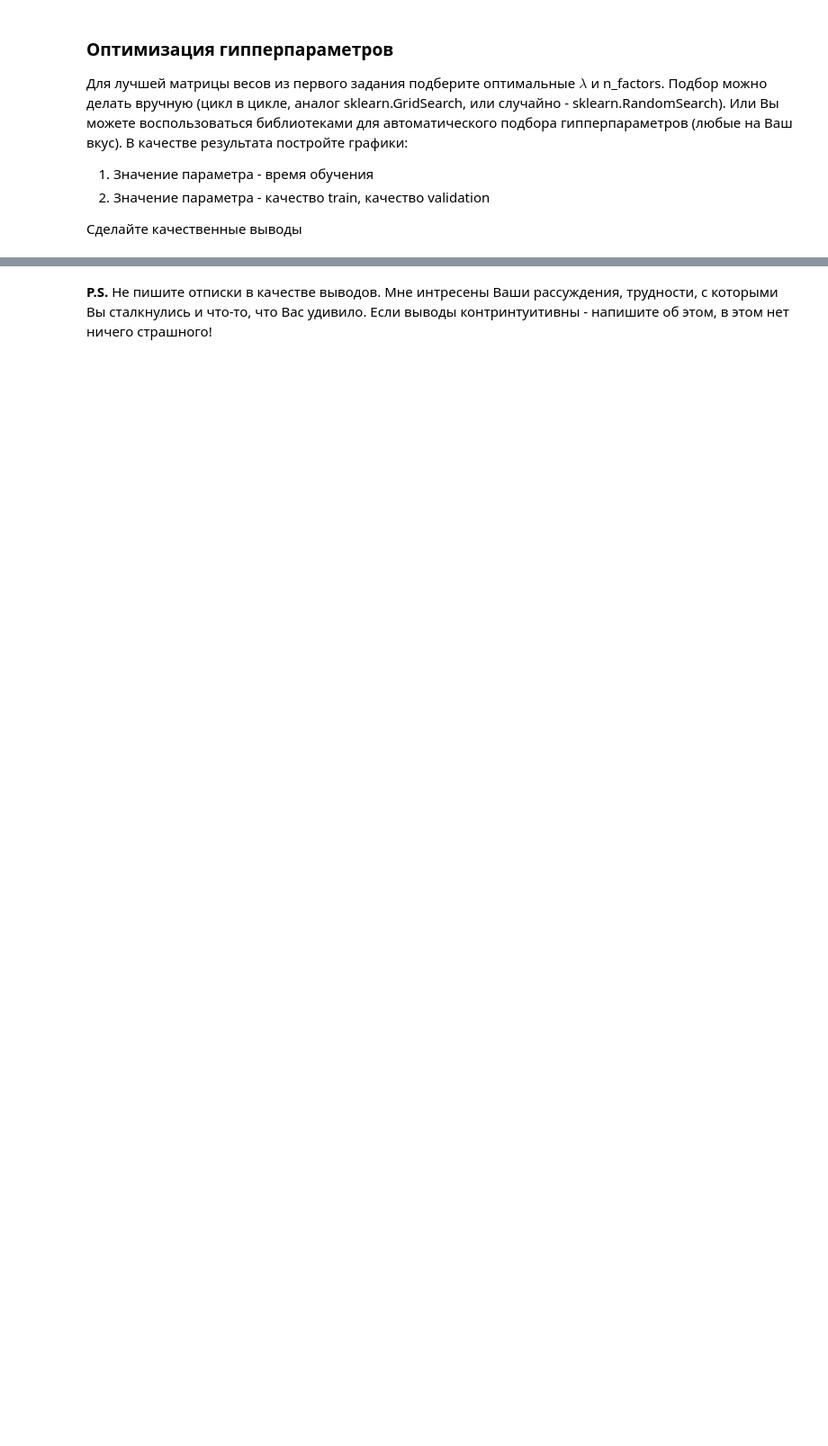
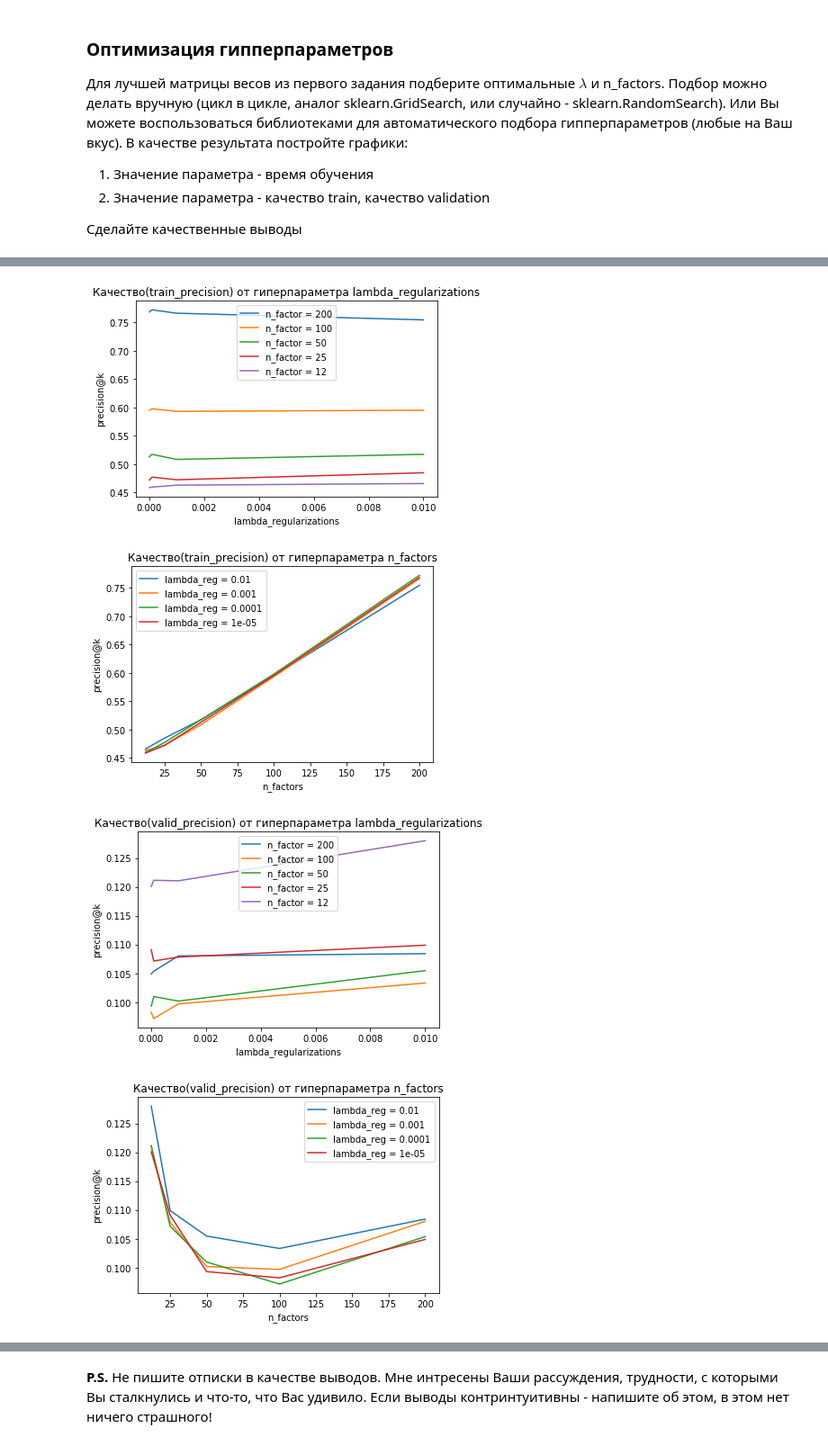
Before and after one commit to OlegRev/recommendation_systems, a Jupyter notebook: hw3.ipynb, the cells around one changed output, grey strips where cells are left out. Shown at 90% size. Saved outputs shown, nothing was run; the diff lists cells and outputs as text; code cells hidden in the pictures; blank space fills up the shorter version.

```diff
--- a/hw3.ipynb
+++ b/hw3.ipynb
@@ -62,0 +220,3 @@ for factor in [50, 100, 300]:
+# %%
+lambda_regs = [0.01/(10**i) for i in range(4)]
+lambda_regs
@@ -62,0 +225,3 @@ for factor in [50, 100, 300]:
+# %%
+n_factors =  [round(200/(2**i)) for i in range(5)]
+n_factors
@@ -62,0 +318,3 @@ for factor in [50, 100, 300]:
+# %%
+hyperparam_result = pd.DataFrame(hyperparam_result)
+hyperparam_result
@@ -62,0 +379,27 @@ for factor in [50, 100, 300]:
+# %%
+def show_precision_on_hyper_params(hyperparam_result, precision_on_data = 'train_precision'):
+    n_factors = hyperparam_result['n_factors'].unique()
+    lambda_regularizations = hyperparam_result['lambda_regularizations'].unique()
+    for n_factor in n_factors:
+        plt.plot(lambda_regs,hyperparam_result.loc[hyperparam_result['n_factors']==n_factor,f'{precision_on_data}'], label = f'n_factor = {n_factor}')
+    plt.legend()
+    plt.xlabel('lambda_regularizations')
+    plt.ylabel('precision@k')
+    plt.title(f'Качество({precision_on_data}) от гиперпараметра lambda_regularizations')
+    plt.show()
+
+    for lambda_reg in lambda_regularizations:
+        plt.plot(n_factors,hyperparam_result.loc[hyperparam_result['lambda_regularizations']==lambda_reg,f'{precision_on_data}'], label = f'lambda_reg = {lambda_reg}')
+    plt.legend()
+    plt.xlabel('n_factors')
+    plt.ylabel('precision@k')
+    plt.title(f'Качество({precision_on_data}) от гиперпараметра n_factors')
+    plt.show()
+# %%
+show_precision_on_hyper_params(hyperparam_result)
+show_precision_on_hyper_params(hyperparam_result, precision_on_data='valid_precision')
+# %% [output]
+[figure, added]
+[figure, added]
+[figure, added]
+[figure, added]
```
Also changed, not shown: parts of 49 cells of this notebook.
